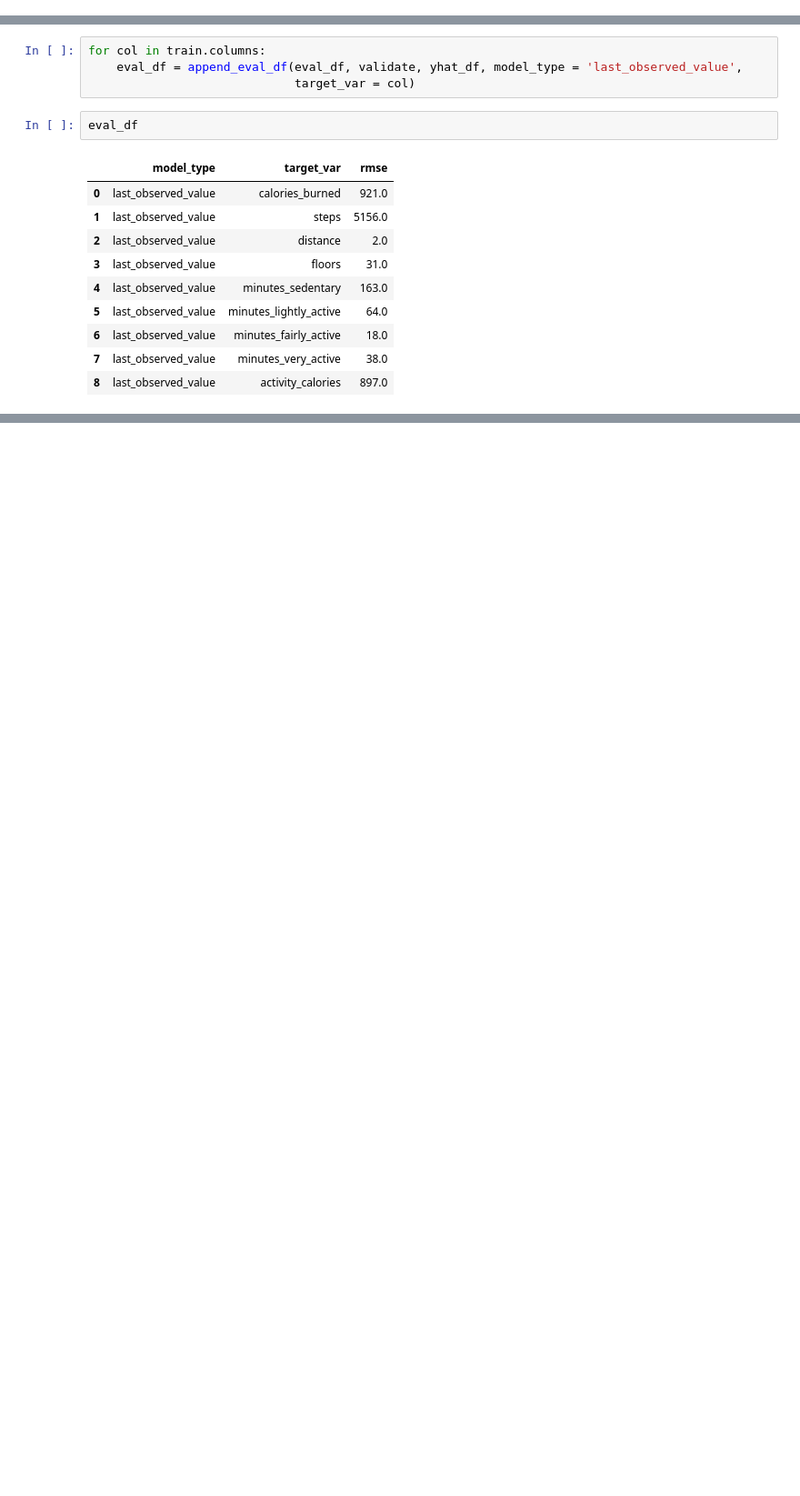
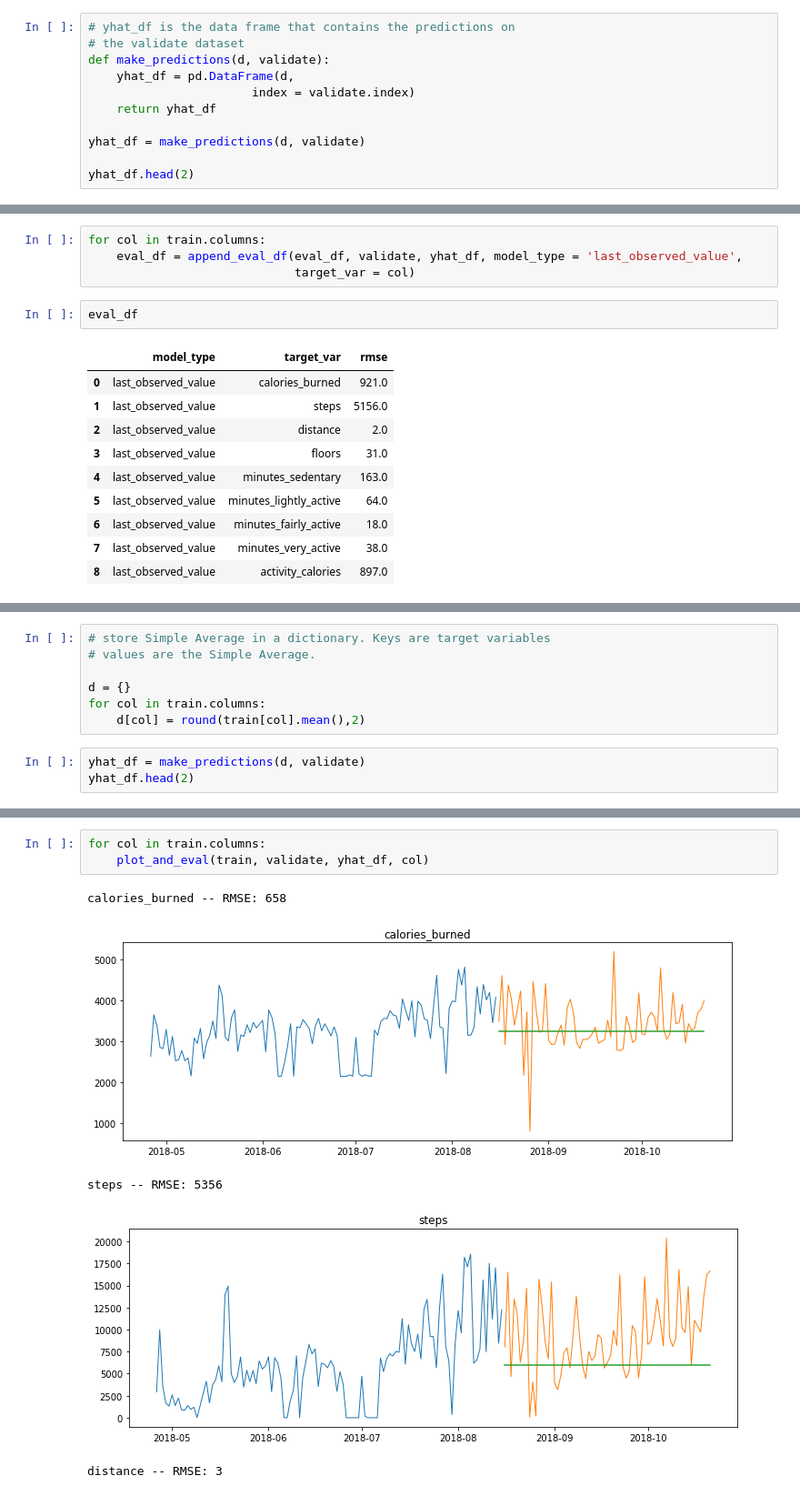
Before and after one commit to Brandon-Martinez27/fitbit_time_series_forecasting, a Jupyter notebook: model.ipynb, the cells around one changed output, grey strips where cells are left out. Shown at 91% size. Drawn from its saved outputs; the diff is of its cells as text; blank space fills up the shorter version.

Commit message:
updated functions, trained and evaluated 3 basic models with takeaways

```diff
--- a/model.ipynb
+++ b/model.ipynb
@@ -105,0 +96,11 @@ yhat_df.head(2)
+# %%
+# yhat_df is the data frame that contains the predictions on
+# the validate dataset
+def make_predictions(d, validate):
+    yhat_df = pd.DataFrame(d,
+                       index = validate.index)
+    return yhat_df
+
+yhat_df = make_predictions(d, validate)
+
+yhat_df.head(2)
@@ -139,0 +161,10 @@ eval_df
+# %%
+# store Simple Average in a dictionary. Keys are target variables
+# values are the Simple Average.
+
+d = {}
+for col in train.columns:
+    d[col] = round(train[col].mean(),2)
+# %%
+yhat_df = make_predictions(d, validate)
+yhat_df.head(2)
@@ -139,0 +179,9 @@ eval_df
+# %%
+for col in train.columns:
+    plot_and_eval(train, validate, yhat_df, col)
+# %% [output]
+calories_burned -- RMSE: 658
+[figure, added]
+steps -- RMSE: 5356
+[figure, added]
+distance -- RMSE: 3
```
Also changed, not shown: parts of 31 cells of this notebook, 1 other file.
